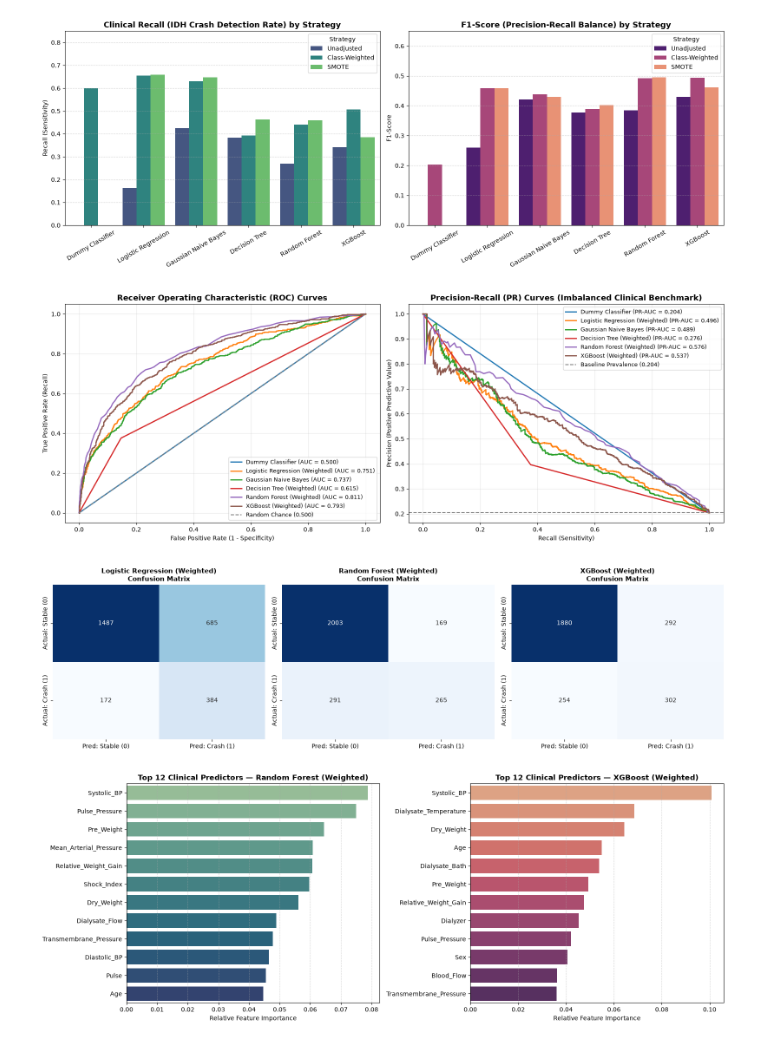
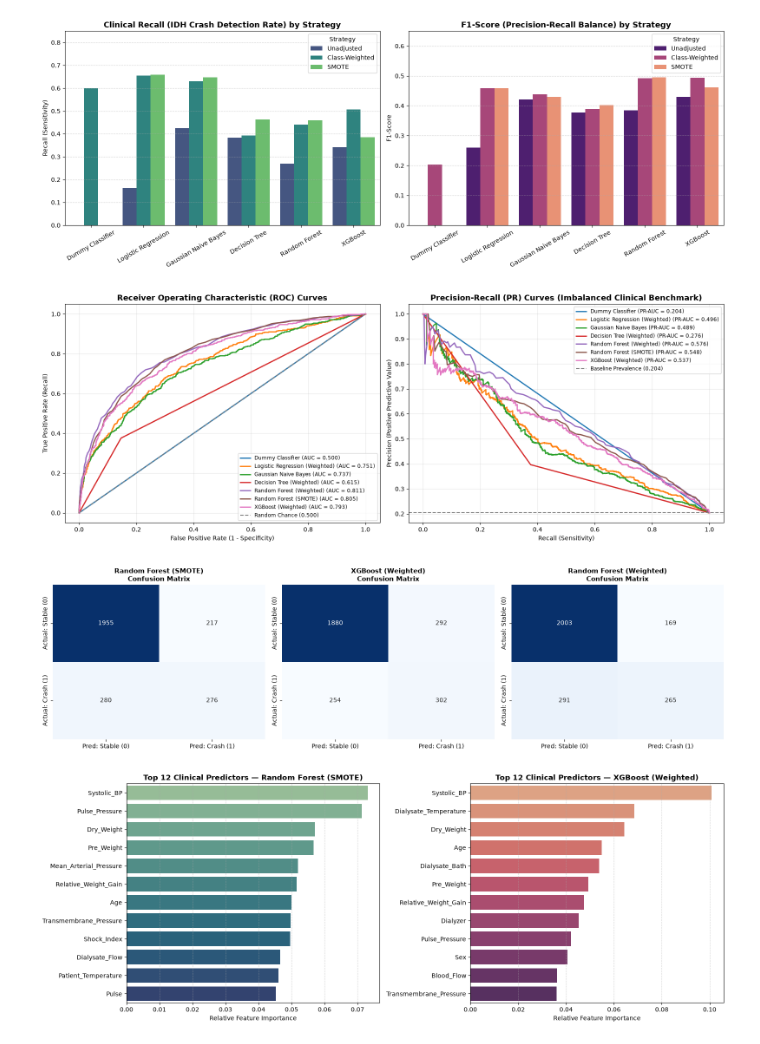
Before and after one commit to ahsanul3haque/CSE299_Hemodialysis_Project, a Jupyter notebook: notebooks/baseline_modeling.ipynb, the cells around one changed output. Drawn from its saved outputs; the diff is of its cells as text; code cells hidden in the pictures.

```diff
--- a/notebooks/baseline_modeling.ipynb
+++ b/notebooks/baseline_modeling.ipynb
@@ -84,6 +84,7 @@ from sklearn.naive_bayes import GaussianNB
 from sklearn.tree import DecisionTreeClassifier
 from sklearn.ensemble import RandomForestClassifier
 from xgboost import XGBClassifier
+from imblearn.over_sampling import SMOTE
 
 # Load processed dataset and create stratified 80/20 evaluation split
 df = pd.read_csv("../data/processed_dataset_10.csv")
@@ -94,22 +95,27 @@ X_train, X_test, y_train, y_test = train_test_split(
     X, y, test_size=0.20, stratify=y, random_state=42
 )
 
+# Generate SMOTE resampled training set strictly on the 80% training split
+smote = SMOTE(random_state=42)
+X_train_smote, y_train_smote = smote.fit_resample(X_train, y_train)
+
 pos_weight = (y_train == 0).sum() / (y_train == 1).sum()
 
 models = {
-    "Dummy Classifier": DummyClassifier(strategy="prior", random_state=42),
-    "Logistic Regression (Weighted)": LogisticRegression(class_weight="balanced", max_iter=1000, random_state=42),
-    "Gaussian Naive Bayes": GaussianNB(),
-    "Decision Tree (Weighted)": DecisionTreeClassifier(class_weight="balanced", random_state=42),
-    "Random Forest (Weighted)": RandomForestClassifier(n_estimators=100, class_weight="balanced", random_state=42, n_jobs=-1),
-    "XGBoost (Weighted)": XGBClassifier(n_estimators=100, scale_pos_weight=pos_weight, eval_metric="logloss", random_state=42, n_jobs=-1)
+    "Dummy Classifier": (DummyClassifier(strategy="prior", random_state=42), X_train, y_train),
+    "Logistic Regression (Weighted)": (LogisticRegression(class_weight="balanced", max_iter=1000, random_state=42), X_train, y_train),
+    "Gaussian Naive Bayes": (GaussianNB(), X_train, y_train),
+    "Decision Tree (Weighted)": (DecisionTreeClassifier(class_weight="balanced", random_state=42), X_train, y_train),
+    "Random Forest (Weighted)": (RandomForestClassifier(n_estimators=100, class_weight="balanced", random_state=42, n_jobs=-1), X_train, y_train),
+    "Random Forest (SMOTE)": (RandomForestClassifier(n_estimators=100, random_state=42, n_jobs=-1), X_train_smote, y_train_smote),
+    "XGBoost (Weighted)": (XGBClassifier(n_estimators=100, scale_pos_weight=pos_weight, eval_metric="logloss", random_state=42, n_jobs=-1), X_train, y_train)
 }
 
 fig, axes = plt.subplots(1, 2, figsize=(16, 6))
 trained_models = {}
 
-for name, model in models.items():
-    model.fit(X_train, y_train)
+for name, (model, X_tr, y_tr) in models.items():
+    model.fit(X_tr, y_tr)
     trained_models[name] = model
     y_prob = model.predict_proba(X_test)[:, 1]
 
@@ -131,7 +137,7 @@ axes[0].set_title("Receiver Operating Characteristic (ROC) Curves",
                   fontsize=13, fontweight="bold")
 axes[0].set_xlabel("False Positive Rate (1 - Specificity)")
 axes[0].set_ylabel("True Positive Rate (Recall)")
-axes[0].legend(loc="lower right", fontsize=9)
+axes[0].legend(loc="lower right", fontsize=8.5)
 axes[0].grid(alpha=0.3)
 
 # Format PR Plot
@@ -142,22 +148,22 @@ axes[1].set_title("Precision-Recall (PR) Curves (Imbalanced Clinical Benchmark)"
                   fontsize=13, fontweight="bold")
 axes[1].set_xlabel("Recall (Sensitivity)")
 axes[1].set_ylabel("Precision (Positive Predictive Value)")
-axes[1].legend(loc="upper right", fontsize=9)
+axes[1].legend(loc="upper right", fontsize=8.5)
 axes[1].grid(alpha=0.3)
 
 plt.tight_layout()
 plt.show()
 # %% [output]
-[figure, old version]
+[figure, new version]
 # %%
 # ==========================================
 # CELL 4: Confusion Matrices & Feature Importance
 # ==========================================
 from sklearn.metrics import confusion_matrix
 
-# 1. Plot Side-by-Side Confusion Matrices for Top 3 Models
-top_models = ["Logistic Regression (Weighted)",
-              "Random Forest (Weighted)", "XGBoost (Weighted)"]
+# 1. Plot Side-by-Side Confusion Matrices for the Top 3 Overall Leaderboard Models
+top_models = ["Random Forest (SMOTE)",
+              "XGBoost (Weighted)", "Random Forest (Weighted)"]
 fig, axes = plt.subplots(1, 3, figsize=(16, 4.5))
 
 for ax, name in zip(axes, top_models):
@@ -167,34 +173,34 @@ for ax, name in zip(axes, top_models):
         cm, annot=True, fmt="d", cmap="Blues", cbar=False, ax=ax,
         xticklabels=["Pred: Stable (0)", "Pred: Crash (1)"],
         yticklabels=["Actual: Stable (0)", "Actual: Crash (1)"]
     )
     ax.set_title(f"{name}\nConfusion Matrix", fontsize=11, fontweight="bold")
 
 plt.tight_layout()
 plt.show()
 
-# 2. Plot Top 12 Clinical & Engineered Feature Importances (Random Forest & XGBoost)
+# 2. Plot Top 12 Clinical & Engineered Feature Importances (Top 2 Models: RF SMOTE vs XGBoost Weighted)
 fig, axes = plt.subplots(1, 2, figsize=(16, 6))
 
-for ax, name, palette in zip(axes, ["Random Forest (Weighted)", "XGBoost (Weighted)"], ["crest", "flare"]):
+for ax, name, palette in zip(axes, ["Random Forest (SMOTE)", "XGBoost (Weighted)"], ["crest", "flare"]):
     importances = trained_models[name].feature_importances_
     feat_df = pd.DataFrame({
         "Feature": X.columns,
         "Importance": importances
     }).sort_values(by="Importance", ascending=False).head(12)
 
     sns.barplot(
         data=feat_df, x="Importance", y="Feature",
         hue="Feature", palette=palette, legend=False, ax=ax
     )
     ax.set_title(
         f"Top 12 Clinical Predictors — {name}", fontsize=12, fontweight="bold")
     ax.set_xlabel("Relative Feature Importance")
     ax.set_ylabel("")
     ax.grid(axis="x", linestyle="--", alpha=0.5)
 
 plt.tight_layout()
 plt.show()
 # %% [output]
-[figure, old version]
+[figure, new version]
-[figure, old version]
+[figure, new version]
```
Also changed, not shown: 2 other files.
